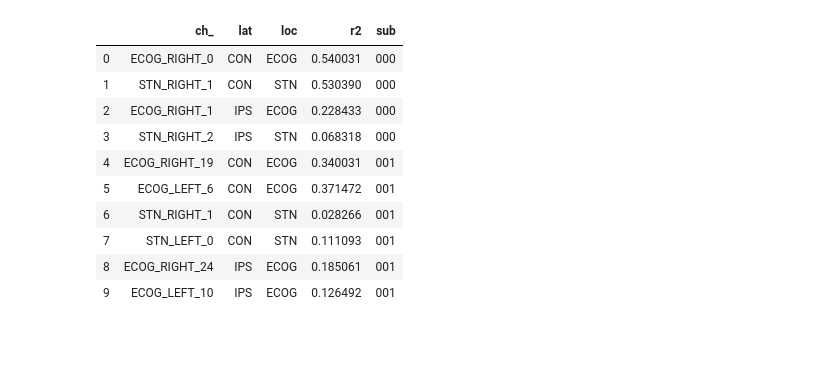
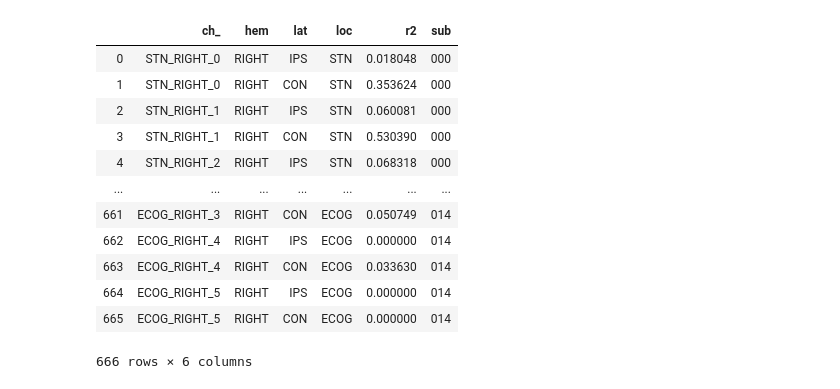
Before and after one commit to neuromodulation/icn, a Jupyter notebook: ECOG_vs_STN/Results_Analysis/ECOG_STN_feature_analysis/test_best_2_combined.ipynb, the cells around one changed output. Cells and saved outputs as stored; diff of their text form; code cells hidden in the pictures; blank space fills up the shorter version.

Commit message:
add best ECOG STN ch

```diff
--- a/ECOG_vs_STN/Results_Analysis/ECOG_STN_feature_analysis/test_best_2_combined.ipynb
+++ b/ECOG_vs_STN/Results_Analysis/ECOG_STN_feature_analysis/test_best_2_combined.ipynb
@@ -54,17 +54,3 @@ def get_idx(l, contain_):
     return L_
 # %%
 df_best = pd.read_pickle("LM_best_ECOGSTN_samesize.p")
-# %%
-df_best[:10]
-# %% [output]
-|  | ch_ | lat | loc | r2 | sub |
-| 0 | ECOG_RIGHT_0 | CON | ECOG | 0.540031 | 000 |
-| 1 | STN_RIGHT_1 | CON | STN | 0.530390 | 000 |
-| 2 | ECOG_RIGHT_1 | IPS | ECOG | 0.228433 | 000 |
-| 3 | STN_RIGHT_2 | IPS | STN | 0.068318 | 000 |
-| 4 | ECOG_RIGHT_19 | CON | ECOG | 0.340031 | 001 |
-| 5 | ECOG_LEFT_6 | CON | ECOG | 0.371472 | 001 |
-| 6 | STN_RIGHT_1 | CON | STN | 0.028266 | 001 |
-| 7 | STN_LEFT_0 | CON | STN | 0.111093 | 001 |
-| 8 | ECOG_RIGHT_24 | IPS | ECOG | 0.185061 | 001 |
-| 9 | ECOG_LEFT_10 | IPS | ECOG | 0.126492 | 001 |
@@ -72,0 +57,18 @@ def get_best_idx():
+# %%
+df = pd.read_pickle("LM_all_ECOGSTN_samesize.p")
+# %%
+df
+# %% [output]
+|  | ch_ | hem | lat | loc | r2 | sub |
+| 0 | STN_RIGHT_0 | RIGHT | IPS | STN | 0.018048 | 000 |
+| 1 | STN_RIGHT_0 | RIGHT | CON | STN | 0.353624 | 000 |
+| 2 | STN_RIGHT_1 | RIGHT | IPS | STN | 0.060081 | 000 |
+| 3 | STN_RIGHT_1 | RIGHT | CON | STN | 0.530390 | 000 |
+| 4 | STN_RIGHT_2 | RIGHT | IPS | STN | 0.068318 | 000 |
+| ... | ... | ... | ... | ... | ... | ... |
+| 661 | ECOG_RIGHT_3 | RIGHT | CON | ECOG | 0.050749 | 014 |
+| 662 | ECOG_RIGHT_4 | RIGHT | IPS | ECOG | 0.000000 | 014 |
+| 663 | ECOG_RIGHT_4 | RIGHT | CON | ECOG | 0.033630 | 014 |
+| 664 | ECOG_RIGHT_5 | RIGHT | IPS | ECOG | 0.000000 | 014 |
+| 665 | ECOG_RIGHT_5 | RIGHT | CON | ECOG | 0.000000 | 014 |
+666 rows × 6 columns
```
Also changed, not shown: parts of 22 cells of this notebook, 7 other files.
